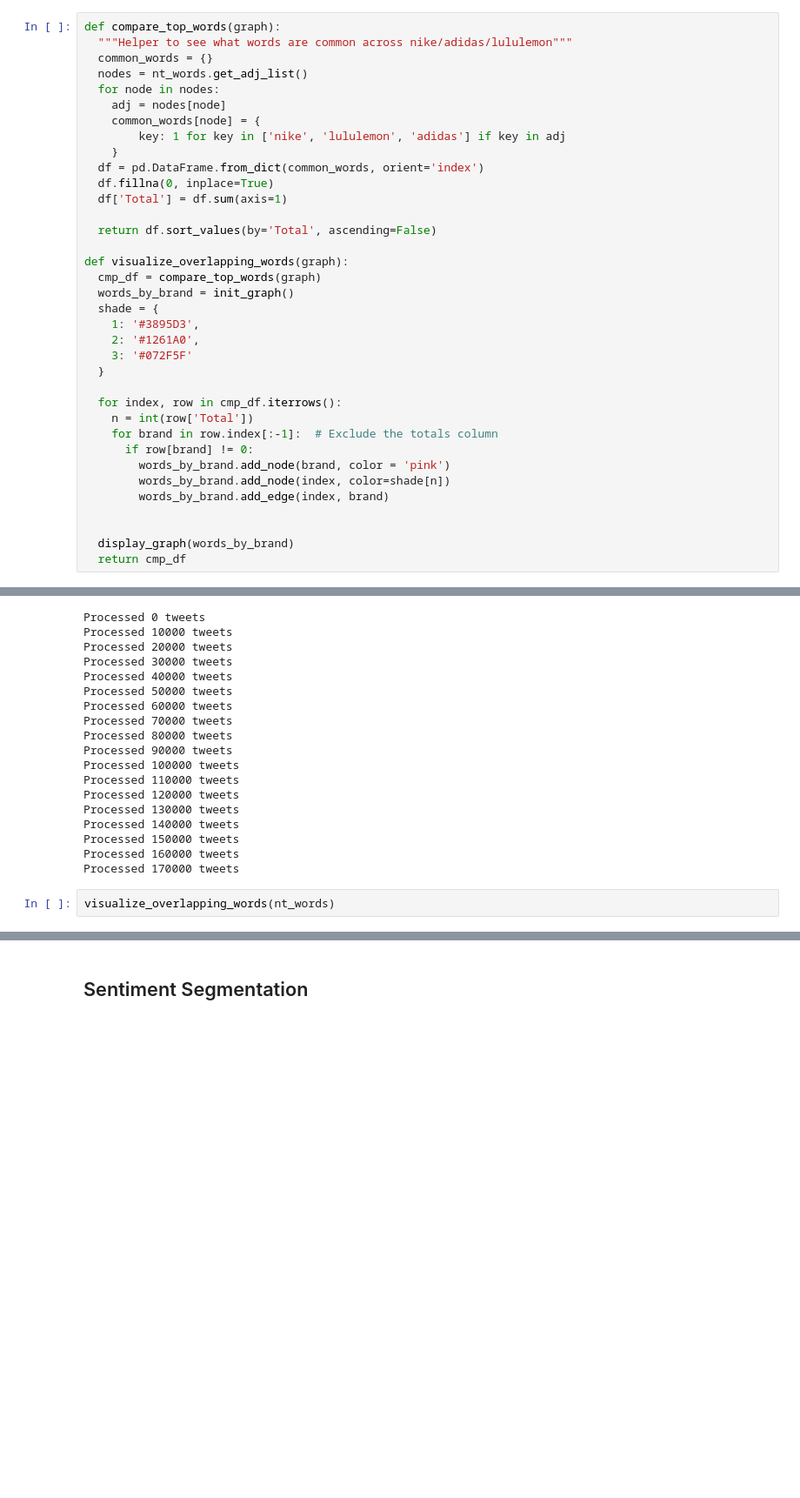
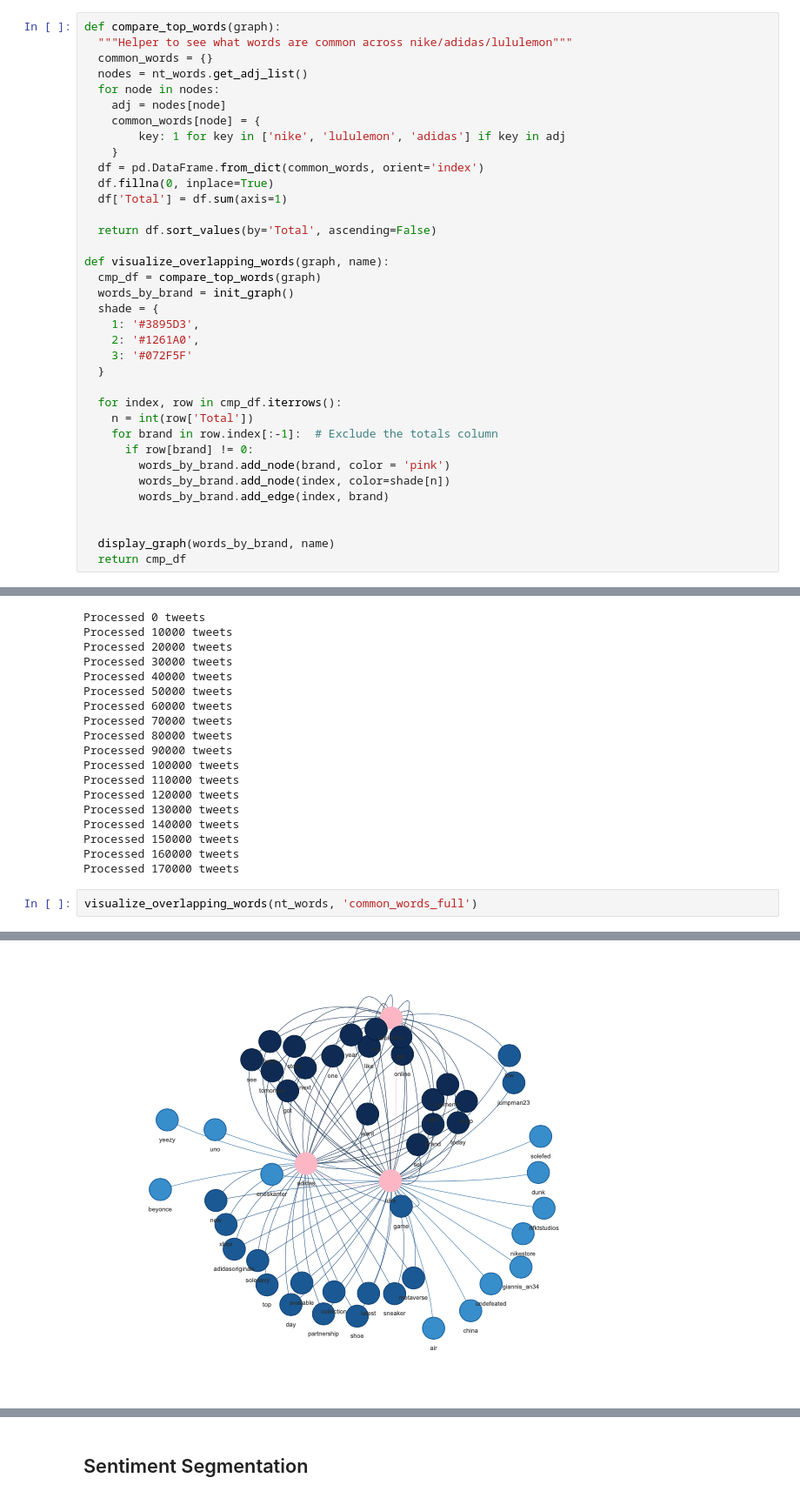
Before and after one commit to iffigueroa/text-marketing-analytics, a Jupyter notebook: dtsa_5800_network_analysis_project.ipynb, the cells around one changed output, grey strips where cells are left out. Shown at 87% size. Cells and saved outputs as stored; diff of their text form; blank space fills up the shorter version.

```diff
--- a/dtsa_5800_network_analysis_project.ipynb
+++ b/dtsa_5800_network_analysis_project.ipynb
@@ -513,7 +498,7 @@ def compare_top_words(graph):
 
   return df.sort_values(by='Total', ascending=False)
 
-def visualize_overlapping_words(graph):
+def visualize_overlapping_words(graph, name):
   cmp_df = compare_top_words(graph)
   words_by_brand = init_graph()
   shade = {
@@ -531,7 +516,7 @@ def visualize_overlapping_words(graph):
         words_by_brand.add_edge(index, brand)
 
 
-  display_graph(words_by_brand)
+  display_graph(words_by_brand, name)
   return cmp_df
 # %%
 def remove_links(tokens):
@@ -685,7 +670,7 @@ Processed 150000 tweets
 Processed 160000 tweets
 Processed 170000 tweets
 # %%
-visualize_overlapping_words(nt_words)
+visualize_overlapping_words(nt_words, 'common_words_full')
 # %% [output]
 103 edges in graph.
 50 nodes in graph.
@@ -694,3 +677,4 @@ temp_graph.html
+[figure, added]
 |  | nike | adidas | lululemon | Total |
 | online | 1.0 | 1.0 | 1.0 | 3.0 |
 | tomorrow | 1.0 | 1.0 | 1.0 | 3.0 |
```
Also changed, not shown: parts of 19 cells of this notebook.
